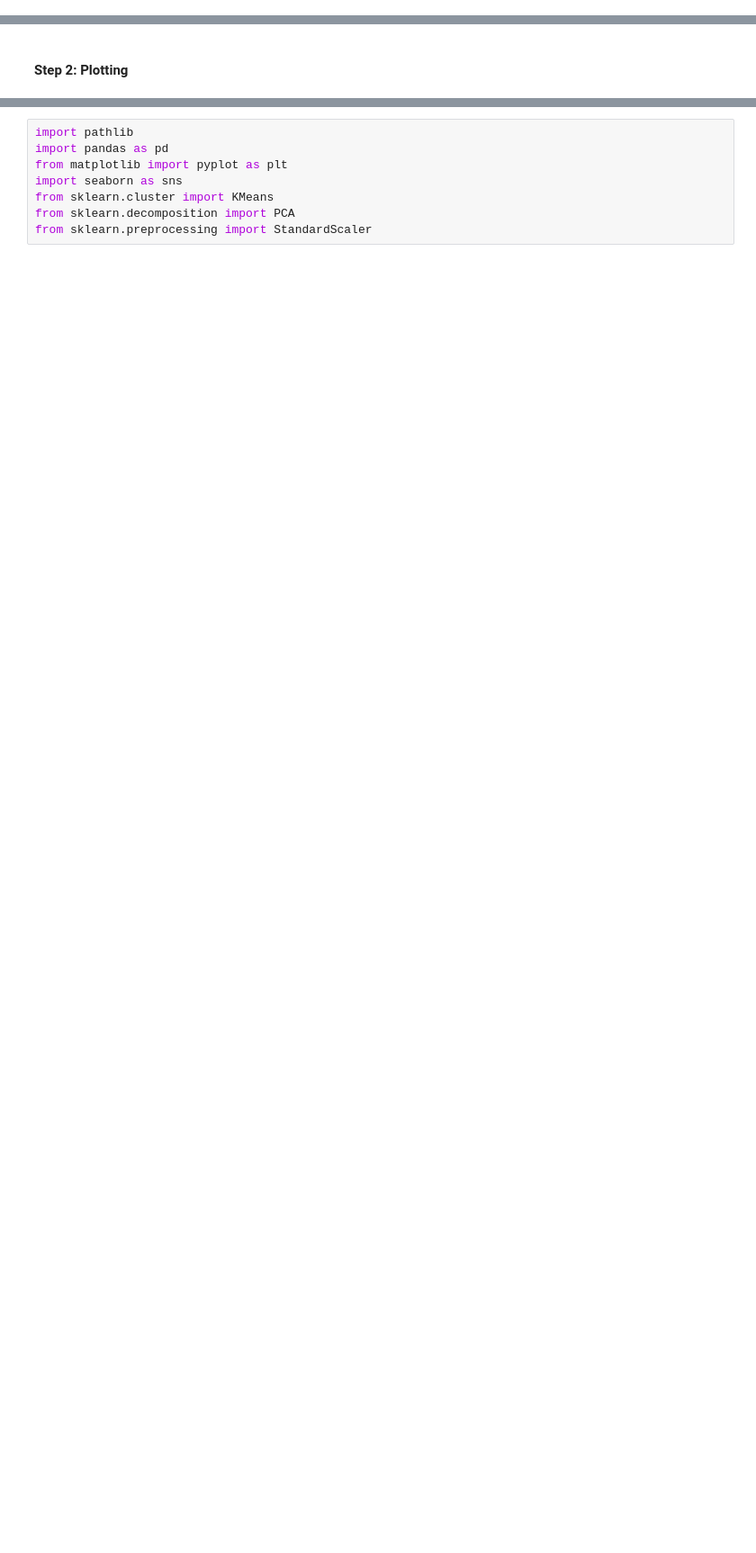
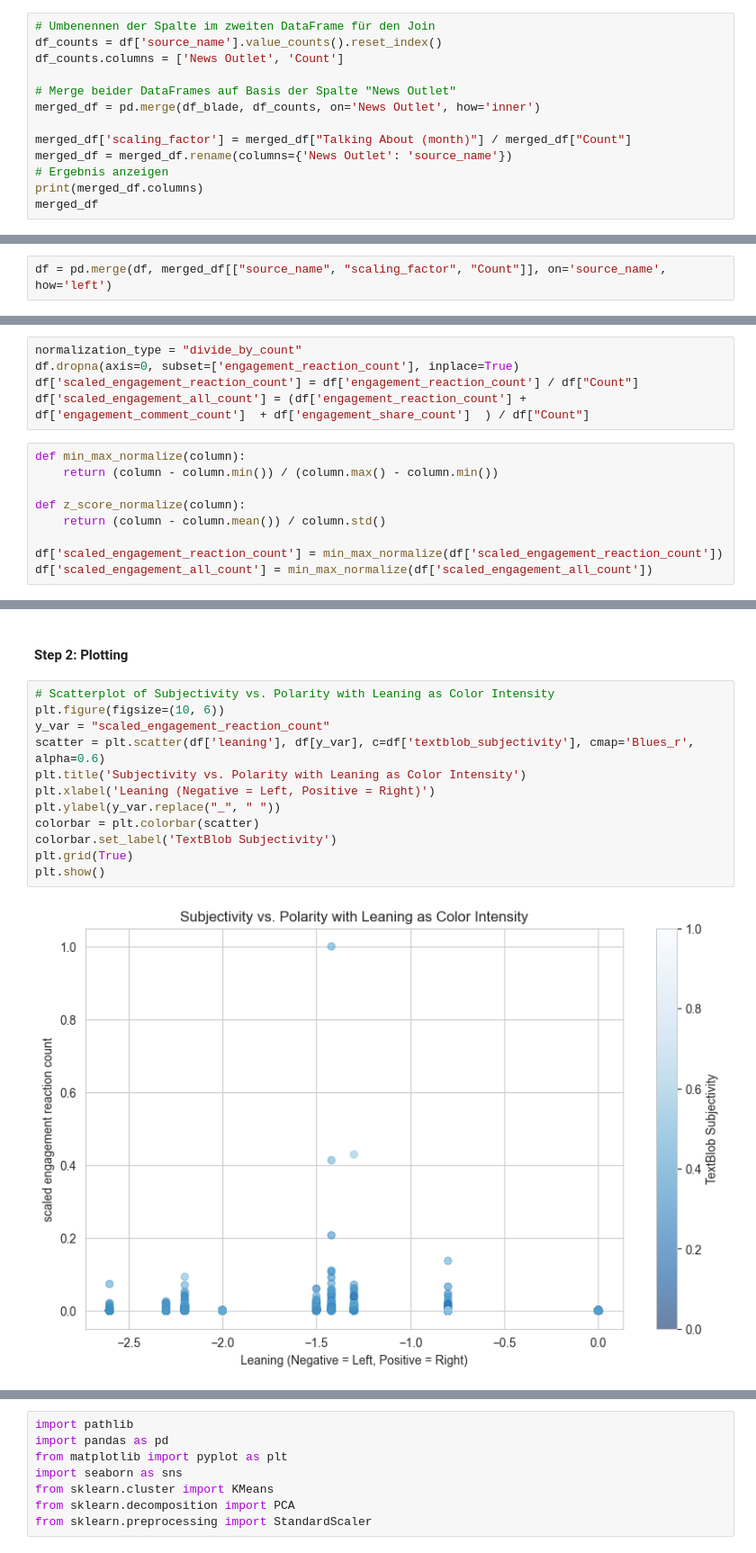
Before and after one commit to amaanansari/DSA2, a Jupyter notebook: analysis.ipynb, the cells around one changed output, grey strips where cells are left out. Shown: that part at 90% size. Saved outputs shown, nothing was run; the diff lists cells and outputs as text; blank space fills up the shorter version.

Commit message:
<update> add plots

```diff
--- a/analysis.ipynb
+++ b/analysis.ipynb
@@ -107,0 +95,13 @@ dtype: object
+# %%
+# Umbenennen der Spalte im zweiten DataFrame für den Join
+df_counts = df['source_name'].value_counts().reset_index()
+df_counts.columns = ['News Outlet', 'Count']
+
+# Merge beider DataFrames auf Basis der Spalte "News Outlet"
+merged_df = pd.merge(df_blade, df_counts, on='News Outlet', how='inner')
+
+merged_df['scaling_factor'] = merged_df["Talking About (month)"] / merged_df["Count"]
+merged_df = merged_df.rename(columns={'News Outlet': 'source_name'})
+# Ergebnis anzeigen
+print(merged_df.columns)
+merged_df
@@ -107,0 +122,2 @@ dtype: object
+# %%
+df = pd.merge(df, merged_df[["source_name", "scaling_factor", "Count"]], on='source_name', how='left')
@@ -107,0 +129,14 @@ dtype: object
+# %%
+normalization_type = "divide_by_count"
+df.dropna(axis=0, subset=['engagement_reaction_count'], inplace=True)
+df['scaled_engagement_reaction_count'] = df['engagement_reaction_count'] / df["Count"]
+df['scaled_engagement_all_count'] = (df['engagement_reaction_count'] + df['engagement_comment_count']  + df['engagement_share_count']  ) / df["Count"]
+# %%
+def min_max_normalize(column):
+    return (column - column.min()) / (column.max() - column.min())
+
+def z_score_normalize(column):
+    return (column - column.mean()) / column.std()
+
+df['scaled_engagement_reaction_count'] = min_max_normalize(df['scaled_engagement_reaction_count'])
+df['scaled_engagement_all_count'] = min_max_normalize(df['scaled_engagement_all_count'])
@@ -108,2 +152,16 @@ dtype: object
 # %% [markdown]
 #### Step 2: Plotting
+# %%
+# Scatterplot of Subjectivity vs. Polarity with Leaning as Color Intensity
+plt.figure(figsize=(10, 6))
+y_var = "scaled_engagement_reaction_count"
+scatter = plt.scatter(df['leaning'], df[y_var], c=df['textblob_subjectivity'], cmap='Blues_r', alpha=0.6)
+plt.title('Subjectivity vs. Polarity with Leaning as Color Intensity')
+plt.xlabel('Leaning (Negative = Left, Positive = Right)')
+plt.ylabel(y_var.replace("_", " "))
+colorbar = plt.colorbar(scatter)
+colorbar.set_label('TextBlob Subjectivity')
+plt.grid(True)
+plt.show()
+# %% [output]
+[figure, added]
```
Also changed, not shown: parts of 33 cells of this notebook, 13 other files.
